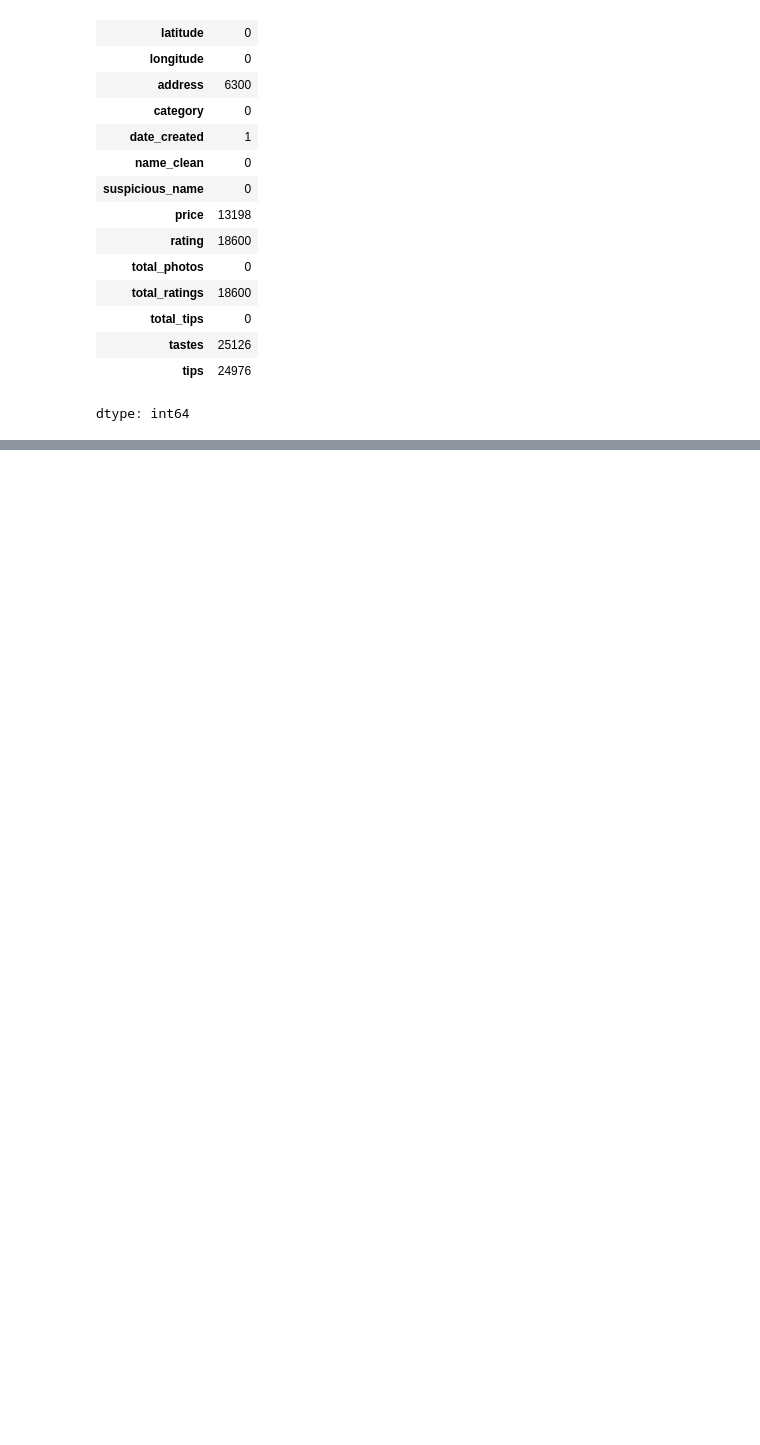
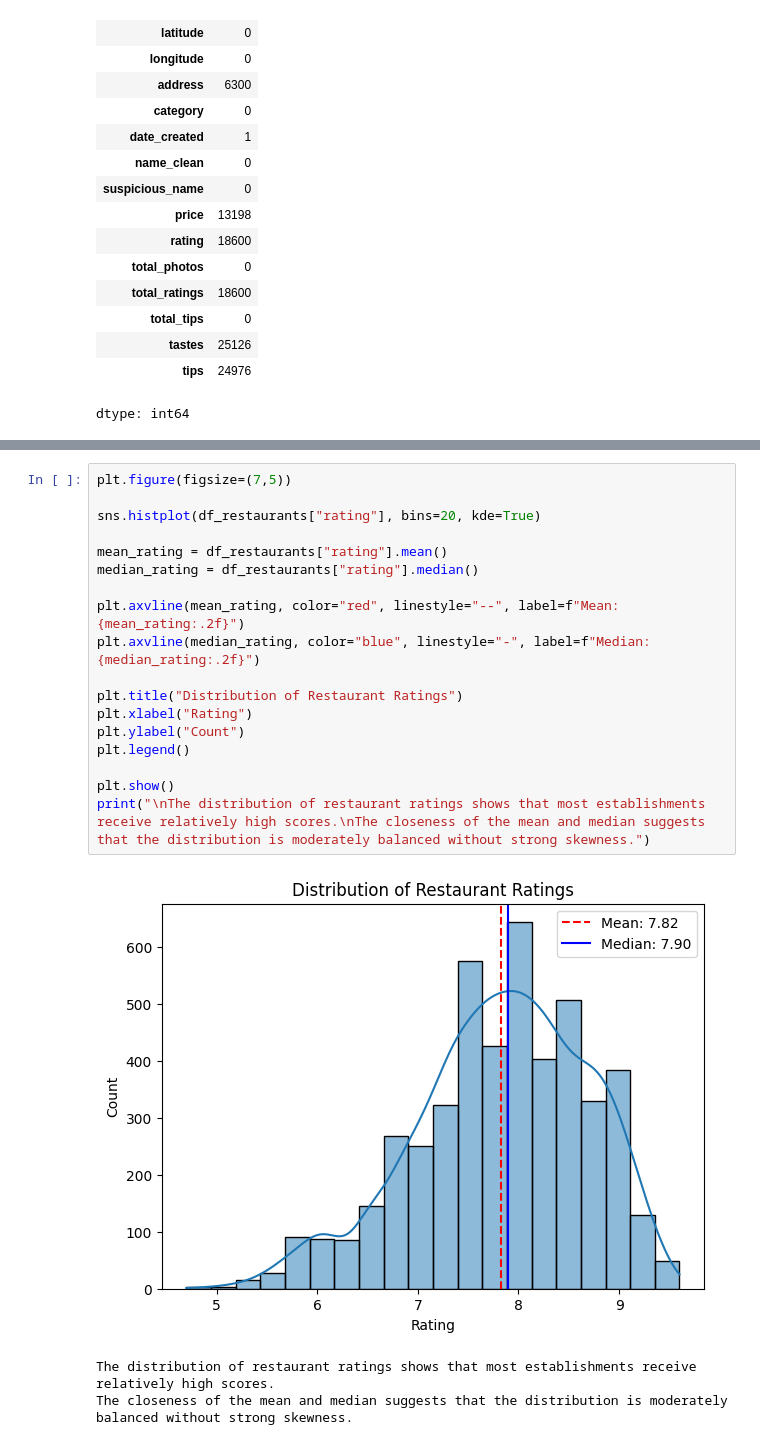
Before and after one commit to AbdulrahmanB-25/EDA_Project, a Jupyter notebook: EDA_Project.ipynb, the cells around one changed output, grey strips where cells are left out. Cells and saved outputs as stored; diff of their text form; blank space fills up the shorter version.

```diff
--- a/EDA_Project.ipynb
+++ b/EDA_Project.ipynb
@@ -371,0 +402,22 @@ dtype: int64
+# %%
+plt.figure(figsize=(7,5))
+
+sns.histplot(df_restaurants["rating"], bins=20, kde=True)
+
+mean_rating = df_restaurants["rating"].mean()
+median_rating = df_restaurants["rating"].median()
+
+plt.axvline(mean_rating, color="red", linestyle="--", label=f"Mean: {mean_rating:.2f}")
+plt.axvline(median_rating, color="blue", linestyle="-", label=f"Median: {median_rating:.2f}")
+
+plt.title("Distribution of Restaurant Ratings")
+plt.xlabel("Rating")
+plt.ylabel("Count")
+plt.legend()
+
+plt.show()
+print("\nThe distribution of restaurant ratings shows that most establishments receive relatively high scores.\nThe closeness of the mean and median suggests that the distribution is moderately balanced without strong skewness.")
+# %% [output]
+[figure, added]
+The distribution of restaurant ratings shows that most establishments receive relatively high scores.
+The closeness of the mean and median suggests that the distribution is moderately balanced without strong skewness.
```
Also changed, not shown: parts of 15 cells of this notebook.
